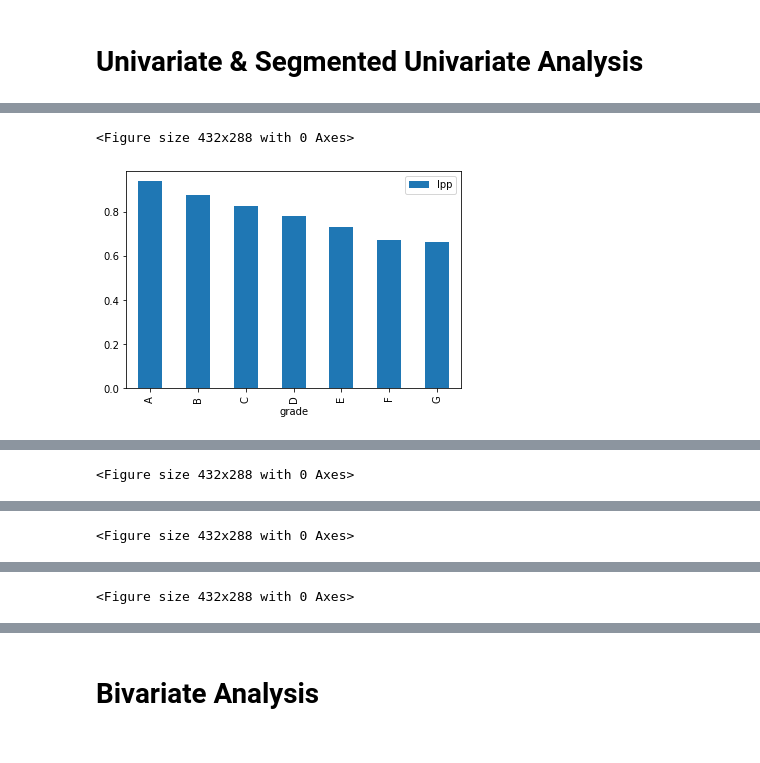
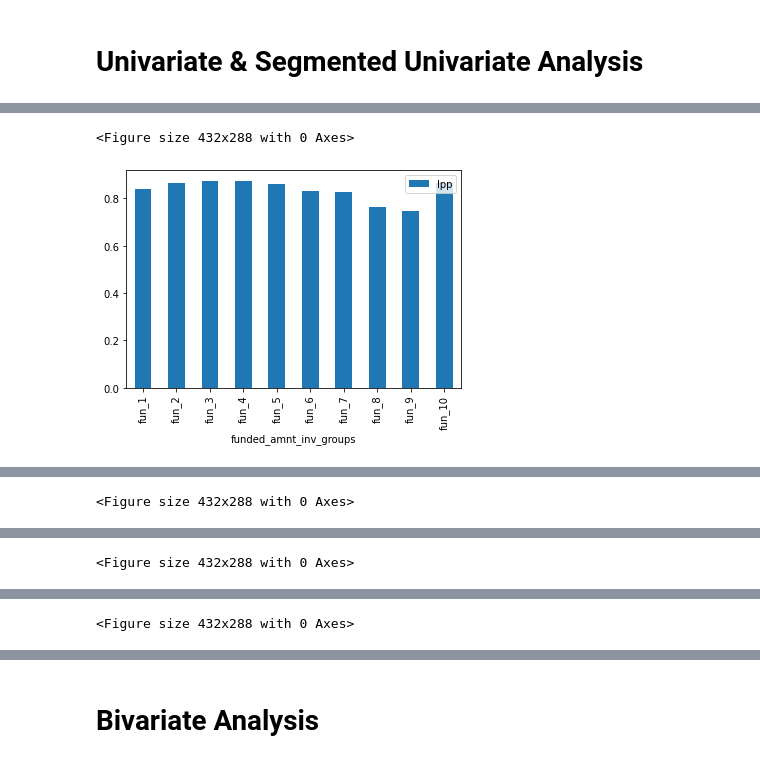
Before and after one commit to ajitjohn05/Lending_Club_Case_Study_Project_Ajit_Siddhant, a Jupyter notebook: Group_Facilitator_AjitJohn.ipynb, the cells around one changed output, grey strips where cells are left out. Saved outputs shown, nothing was run; the diff lists cells and outputs as text; code cells hidden in the pictures.

```diff
--- a/Group_Facilitator_AjitJohn.ipynb
+++ b/Group_Facilitator_AjitJohn.ipynb
@@ -37,6 +37,7 @@ print(loan_data.shape)
 (38577, 45)
 # %%
 # Make bin for emp_length
+loan_data.loc[loan_data["emp_length"] == "< 1 year", "emp_length"] = "0 year"
 loan_data["emp_length"] = loan_data["emp_length"].str.replace("years", "")
 loan_data["emp_length"] = loan_data["emp_length"].str.replace("year", "")
 loan_data["emp_length"] = loan_data["emp_length"].str.replace("<", "")
@@ -196,0 +346,6 @@ Index(['loan_amnt', 'int_rate', 'installment', 'grade', 'emp_length',
+# %%
+loan = loan_data.loc[(loan_data["loan_amnt"] < loan_data["loan_amnt"].quantile(0.98)) &
+              (loan_data["int_rate"] < loan_data["int_rate"].quantile(0.99)) &
+              (loan_data["installment"] < loan_data["installment"].quantile(0.94)) &
+              (loan_data["annual_inc"] < loan_data["annual_inc"].quantile(0.93))]
+loan.shape
@@ -238,33 +406,74 @@ memory usage: 2.9+ MB
 # %% [markdown]
 # Univariate & Segmented Univariate Analysis
+# %%
+def getOrderedList(allVals: list) -> list:
+    months = ["Jan", "Feb", "Mar", "Apr", "May", "Jun",
+              "Jul", "Aug", "Sep", "Oct", "Nov", "Dec"]
+    if type(allVals[0]) == str and (allVals[0].split('_')[-1]).isdigit():
+        sortedAllVals = sorted(allVals, key=lambda d: int(d.split('_')[-1]))
+    else:
+        if allVals[0] in months:
+            sortedAllVals = months
+        else:
+            sortedAllVals = sorted(allVals)
+    return sortedAllVals
 # %%
 '''
- 0   grade              38577 non-null  object
- 1   emp_length         37544 non-null  float64
- 2   home_ownership     38577 non-null  object
- 3   purpose            38577 non-null  object
- 4   verified           38577 non-null  float64
- 5   term_36_not60      38577 non-null  float64
- 6   loan_paid          38577 non-null  float64
- 7   loan_amnt_level    38577 non-null  category
- 8   int_rate_level     38577 non-null  category
- 9   installment_level  38577 non-null  category
- 10  annual_inc_level   38577 non-null  category
- 11  dti_level          38577 non-null  category
- 12  credit_age_level   38577 non-null  category
+ 0   funded_amnt_inv          33831 non-null  float64
+ 1   grade                    33831 non-null  object
+ 2   sub_grade                33831 non-null  object
+ 3   emp_length               33831 non-null  float64
+ 4   home_ownership           33831 non-null  object
+ 5   purpose                  33831 non-null  object
+ 6   inq_last_6mths           33831 non-null  int64
+ 19  verified                 33831 non-null  float64
+ 22  term_36_not60            33831 non-null  float64
+ 23  loan_paid                33831 non-null  float64
+ 24  issue_d_year             33831 non-null  int64
+ 25  issue_d_month            33831 non-null  object
+ 26  loan_amnt_groups         33831 non-null  category
+ 27  int_rate_groups          33831 non-null  category
+ 28  installment_groups       33831 non-null  category
+ 29  annual_inc_groups        33831 non-null  category
+ 30  dti_groups               33831 non-null  category
+ 31  credit_age_groups        33831 non-null  category
+ 32  closed_acc_groups        33831 non-null  category
+ 33  open_acc_groups          33831 non-null  category
 '''
+i = 0
 
-for attr in loan.columns:
+for attr in ("funded_amnt_inv_groups",
+             "grade",
+             "sub_grade",
+             "emp_length",
+             "home_ownership",
+             "purpose",
+             "inq_last_6mths",
+             "term_36_not60",
+             "loan_paid",
+             "issue_d_year",
+             "issue_d_month",
+             "loan_amnt_groups",
+             "int_rate_groups",
+             "installment_groups",
+             "annual_inc_groups",
+             "dti_groups",
+             "credit_age_groups",
+             "closed_acc_groups",
+             "open_acc_groups",
+    ):
     d = dict()
-    allVals = loan[attr].value_counts().index.values
-    if type(allVals[0]) == str and (allVals[0].split('_')[-1]).isdigit():
-        sortedAllVals = sorted(allVals, key=lambda d: int(d.split('_')[-1]))
-    else:
-        sortedAllVals = sorted(allVals)
+    sortedAllVals = getOrderedList(loan[attr].value_counts().index.values)
     for val in sortedAllVals:
-        if len(loan.loc[loan[attr] == val]) < len(loan)/(10*len(loan[attr].value_counts().index.values)):
+        if len(loan.loc[loan[attr] == val]) == 0:
+            print(f"No data for {val} under {attr}")
+            continue
+        elif len(loan.loc[loan[attr] == val]) < len(loan)/(10*len(loan[attr].value_counts().index.values)):
             print(f"Too less data for {val} under {attr}")
         d[val] = len(loan.loc[(loan[attr] == val) & (loan["loan_paid"] == 1)])/len(loan.loc[loan[attr] == val])
     plt.figure()
+    # sns.countplot(x='issue_month', data=loan_data[loan_data['loan_paid']==0])
     (pd.DataFrame({attr:d.keys(), "lpp"  : d.values()})).plot.bar(x=attr, y="lpp")
+    plt.figure(figsize=(15, 5))
+    sns.countplot(x=attr, hue="loan_paid", data=loan, order=d.keys())
 # %% [output]
@@ -280,2 +497,2 @@ Too less data for 8 under inq_last_6mths
 <Figure size 432x288 with 0 Axes>
-[figure, old version]
+[figure, new version]
```
Also changed, not shown: parts of 78 cells of this notebook.
